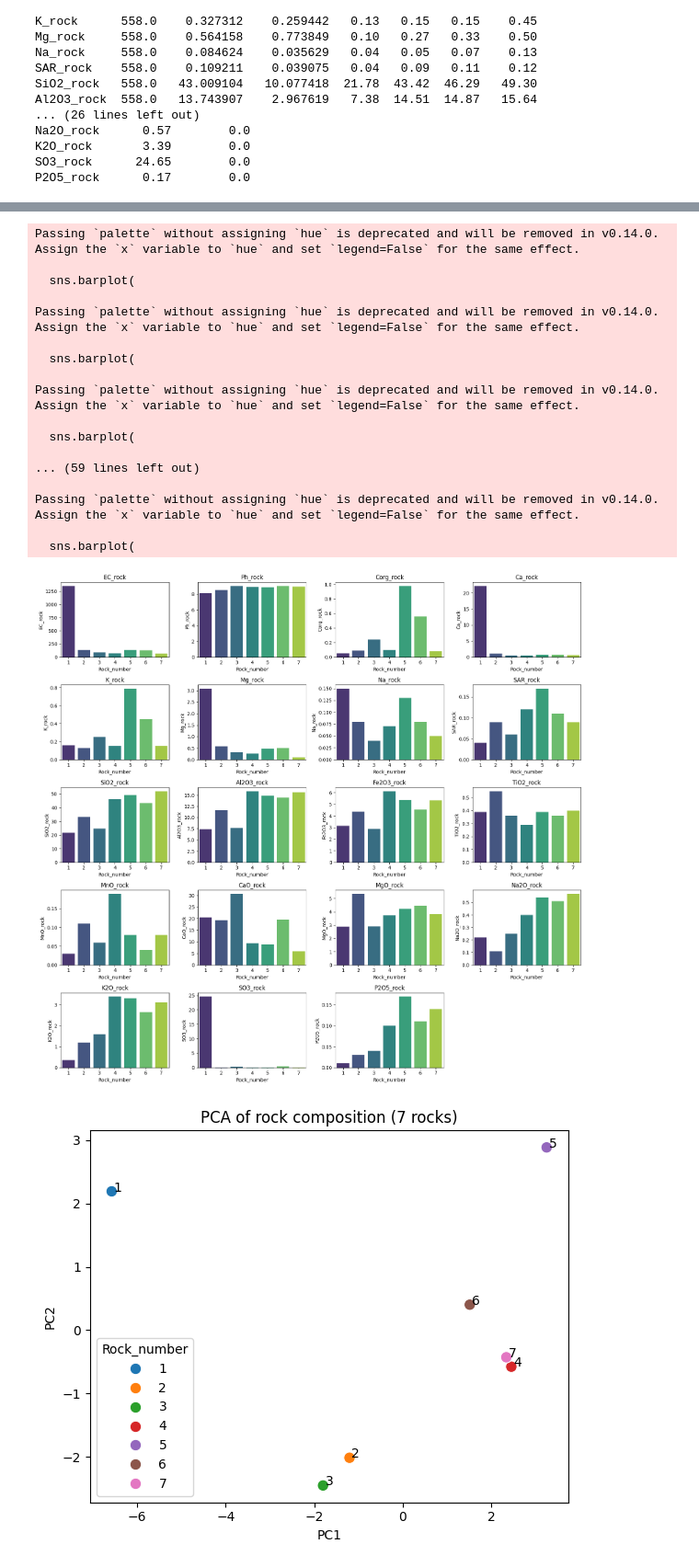
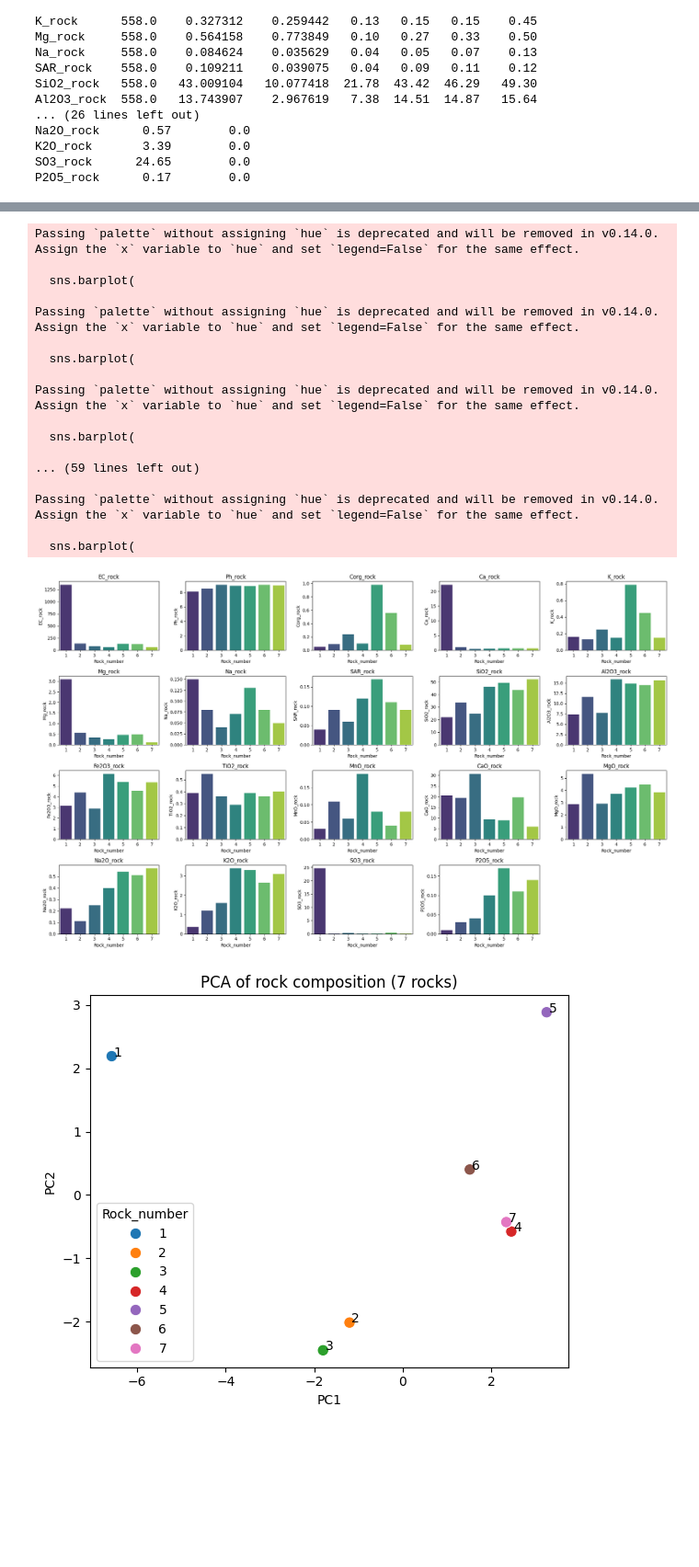
Before and after one commit to allanfang1/leachate, a Jupyter notebook: geotp.ipynb, the cells around one changed output, grey strips where cells are left out. Shown at 92% size. Drawn from its saved outputs; the diff is of its cells as text; code cells hidden in the pictures; blank space fills up the shorter version.

```diff
--- a/geotp.ipynb
+++ b/geotp.ipynb
@@ -146,39 +146,39 @@ chem_prop
 | 6 | 126.0 | 9.04 | 0.56 | 0.67 | 0.45 | 0.50 | 0.08 | 0.11 | 43.42 | 14.51 | ... |
 | 7 | 65.0 | 8.97 | 0.08 | 0.59 | 0.15 | 0.10 | 0.05 | 0.09 | 52.11 | 15.64 | ... |
 # %%
-n_cols = 4
+n_cols = 5
 n_rows = int(np.ceil(len(rock_properties) / n_cols))
 plt.figure(figsize=(4 * n_cols, 3 * n_rows))
 for i, col in enumerate(rock_properties, 1):
     plt.subplot(n_rows, n_cols, i)
     sns.barplot(
         x=chem_prop.index.astype(str),
         y=chem_prop[col],
         palette="viridis"
     )
     plt.title(col)
     plt.xlabel("Rock_number")
 plt.tight_layout()
 plt.show()
 # %% [output]
 Passing `palette` without assigning `hue` is deprecated and will be removed in v0.14.0. Assign the `x` variable to `hue` and set `legend=False` for the same effect.
 
   sns.barplot(
 
 Passing `palette` without assigning `hue` is deprecated and will be removed in v0.14.0. Assign the `x` variable to `hue` and set `legend=False` for the same effect.
 
   sns.barplot(
 
 Passing `palette` without assigning `hue` is deprecated and will be removed in v0.14.0. Assign the `x` variable to `hue` and set `legend=False` for the same effect.
 
   sns.barplot(
 
 ... (59 lines left out)
 
 Passing `palette` without assigning `hue` is deprecated and will be removed in v0.14.0. Assign the `x` variable to `hue` and set `legend=False` for the same effect.
 
   sns.barplot(
-[figure, old version]
+[figure, new version]
 # %%
 X = chem_prop.values
 scaler = StandardScaler()
```
Also changed, not shown: parts of 10 cells of this notebook, 3 other files.
